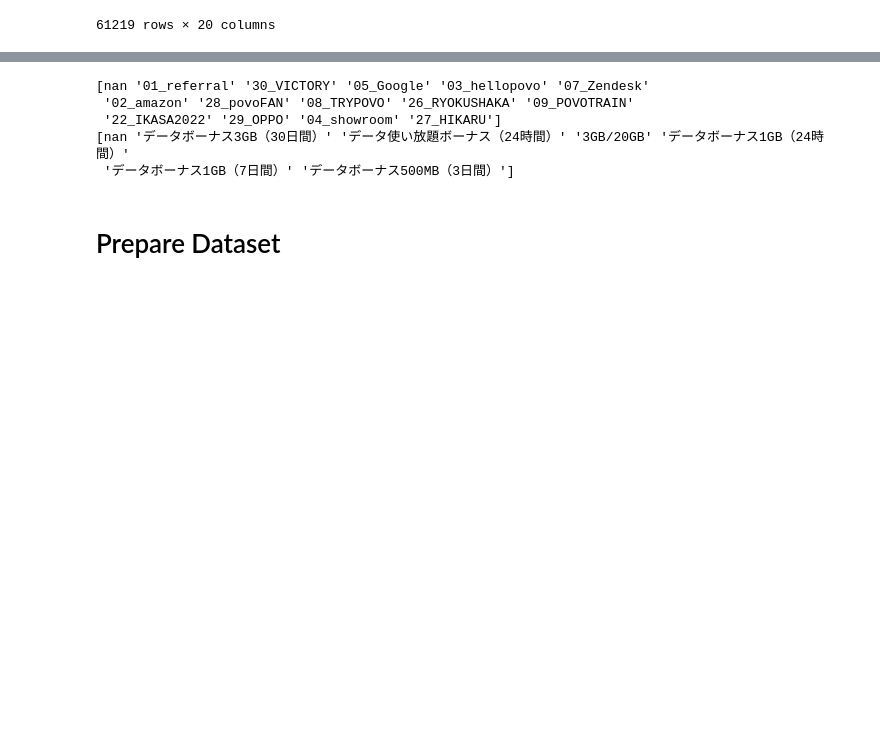
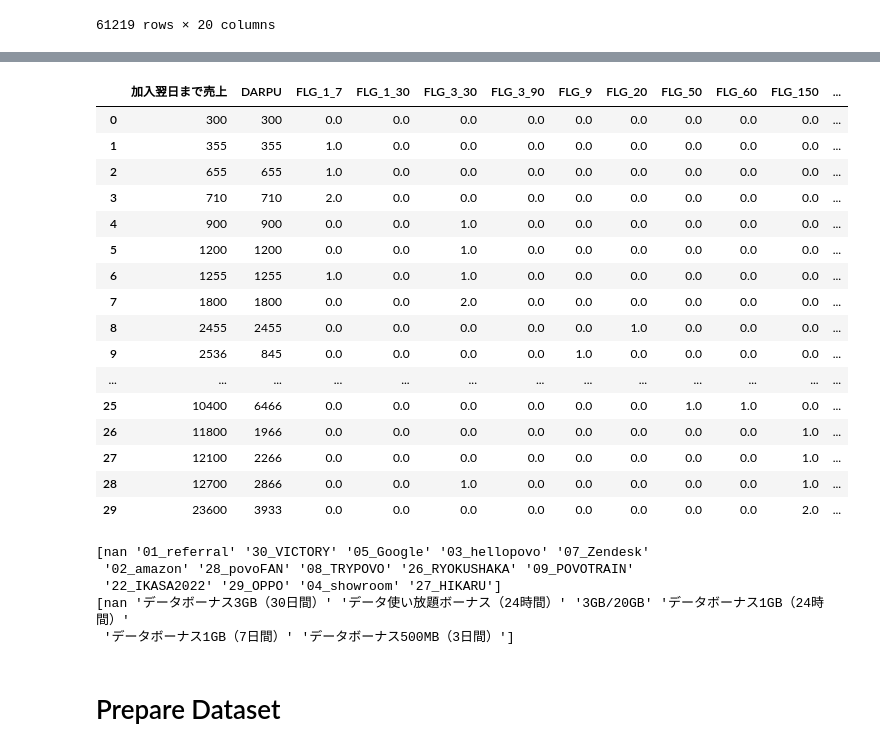
Before and after one commit to hiroyuki-miyake-circles/Google_Colabo, a Jupyter notebook: ClosedAnalysis_New_from17Feb.ipynb, the cells around one changed output, grey strips where cells are left out. Saved outputs shown, nothing was run; the diff lists cells and outputs as text; code cells hidden in the pictures; blank space fills up the shorter version.

```diff
--- a/ClosedAnalysis_New_from17Feb.ipynb
+++ b/ClosedAnalysis_New_from17Feb.ipynb
@@ -103,3 +191,25 @@ df2
+# %%
+d1_paid = df1[df1['DARPU'] !=0]
+d1_paid_agg = d1_paid.groupby(['加入翌日まで売上','DARPU'], as_index=False).agg({'FLG_1_7':'min','FLG_1_30':'min','FLG_3_30':'min','FLG_3_90':'min','FLG_9':'min','FLG_20':'min','FLG_50':'min','FLG_60':'min','FLG_150':'min','FLG_24HUL':'min','FLG_7DUL':'min'})
+d1_paid_agg
+# %% [output]
+|  | 加入翌日まで売上 | DARPU | FLG_1_7 | FLG_1_30 | FLG_3_30 | FLG_3_90 | FLG_9 | FLG_20 | FLG_50 | FLG_60 | FLG_150 | ... |
+| 0 | 300 | 300 | 0.0 | 0.0 | 0.0 | 0.0 | 0.0 | 0.0 | 0.0 | 0.0 | 0.0 | ... |
+| 1 | 355 | 355 | 1.0 | 0.0 | 0.0 | 0.0 | 0.0 | 0.0 | 0.0 | 0.0 | 0.0 | ... |
+| 2 | 655 | 655 | 1.0 | 0.0 | 0.0 | 0.0 | 0.0 | 0.0 | 0.0 | 0.0 | 0.0 | ... |
+| 3 | 710 | 710 | 2.0 | 0.0 | 0.0 | 0.0 | 0.0 | 0.0 | 0.0 | 0.0 | 0.0 | ... |
+| 4 | 900 | 900 | 0.0 | 0.0 | 1.0 | 0.0 | 0.0 | 0.0 | 0.0 | 0.0 | 0.0 | ... |
+| 5 | 1200 | 1200 | 0.0 | 0.0 | 1.0 | 0.0 | 0.0 | 0.0 | 0.0 | 0.0 | 0.0 | ... |
+| 6 | 1255 | 1255 | 1.0 | 0.0 | 1.0 | 0.0 | 0.0 | 0.0 | 0.0 | 0.0 | 0.0 | ... |
+| 7 | 1800 | 1800 | 0.0 | 0.0 | 2.0 | 0.0 | 0.0 | 0.0 | 0.0 | 0.0 | 0.0 | ... |
+| 8 | 2455 | 2455 | 0.0 | 0.0 | 0.0 | 0.0 | 0.0 | 1.0 | 0.0 | 0.0 | 0.0 | ... |
+| 9 | 2536 | 845 | 0.0 | 0.0 | 0.0 | 0.0 | 1.0 | 0.0 | 0.0 | 0.0 | 0.0 | ... |
+| ... | ... | ... | ... | ... | ... | ... | ... | ... | ... | ... | ... | ... |
+| 25 | 10400 | 6466 | 0.0 | 0.0 | 0.0 | 0.0 | 0.0 | 0.0 | 1.0 | 1.0 | 0.0 | ... |
+| 26 | 11800 | 1966 | 0.0 | 0.0 | 0.0 | 0.0 | 0.0 | 0.0 | 0.0 | 0.0 | 1.0 | ... |
+| 27 | 12100 | 2266 | 0.0 | 0.0 | 0.0 | 0.0 | 0.0 | 0.0 | 0.0 | 0.0 | 1.0 | ... |
+| 28 | 12700 | 2866 | 0.0 | 0.0 | 1.0 | 0.0 | 0.0 | 0.0 | 0.0 | 0.0 | 1.0 | ... |
+| 29 | 23600 | 3933 | 0.0 | 0.0 | 0.0 | 0.0 | 0.0 | 0.0 | 0.0 | 0.0 | 2.0 | ... |
 # %%
 print(df2['ENTRY_CODE'].unique())
 print(df2['ENTRY_BONUS'].unique())
```
Also changed, not shown: parts of 20 cells of this notebook.
